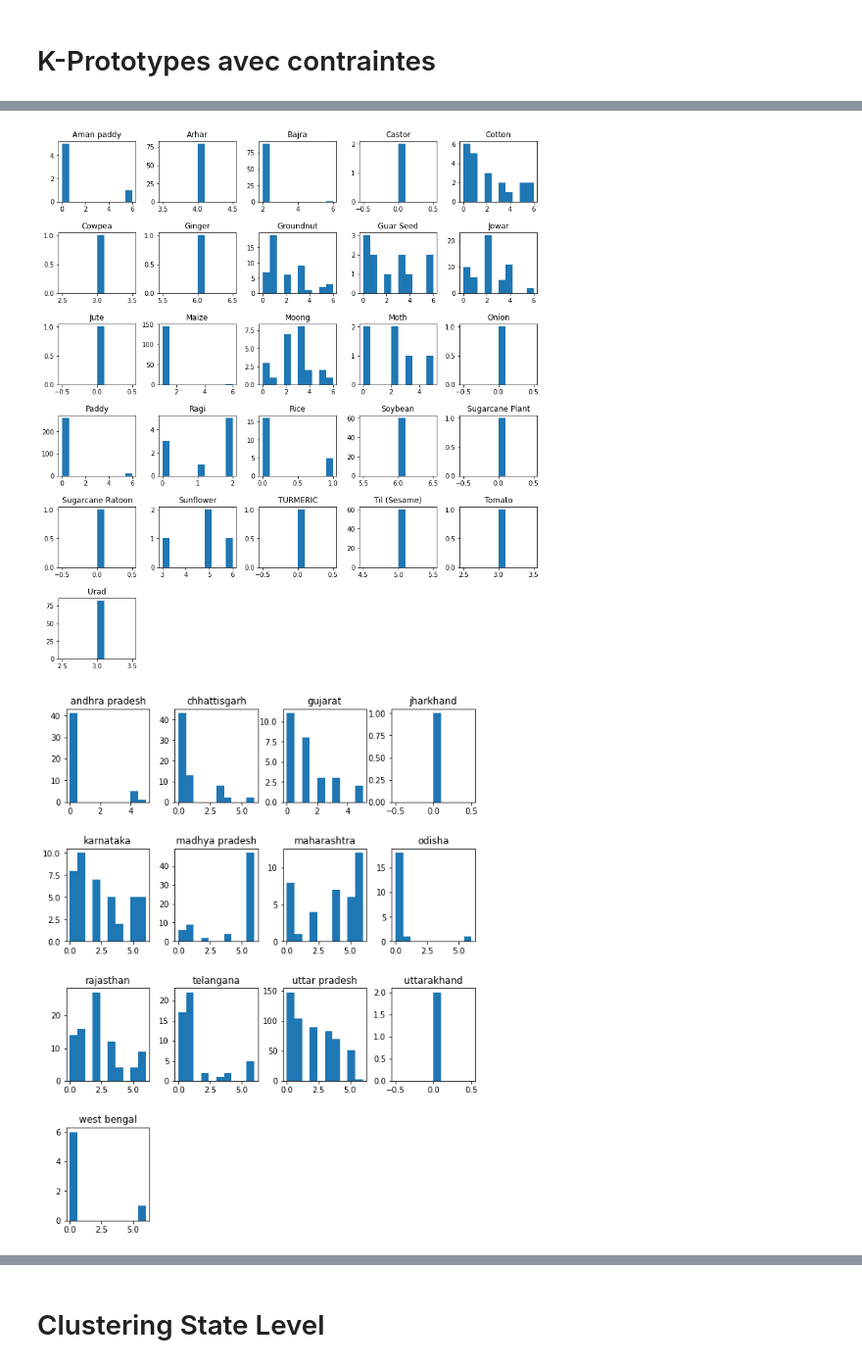
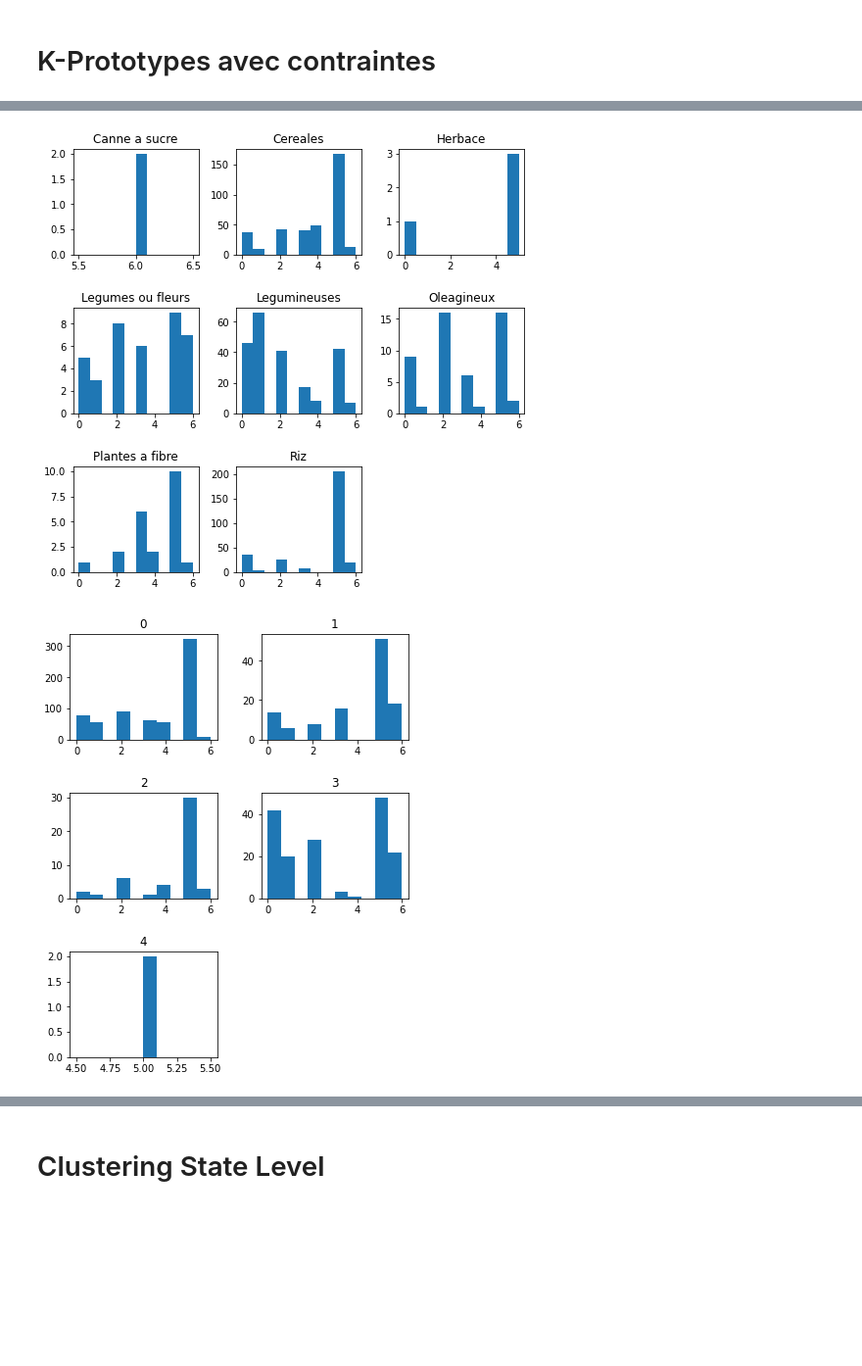
Before and after one commit to amaurylancelin/Datathon, a Jupyter notebook: Code par Pax/Amaury/final_clustering_parcel_level.ipynb, the cells around one changed output, grey strips where cells are left out. Shown at 98% size. Saved outputs shown, nothing was run; the diff lists cells and outputs as text; code cells hidden in the pictures; blank space fills up the shorter version.

```diff
--- a/Code par Pax/Amaury/final_clustering_parcel_level.ipynb
+++ b/Code par Pax/Amaury/final_clustering_parcel_level.ipynb
@@ -339,6 +290,7 @@ fig.show()
 # %% [markdown]
 # K-Prototypes avec contraintes
 # %%
+from utils import add_crop_categories, add_climate_clusters
 def find_state(key) :
     return key.split('_')[0]
 
@@ -350,11 +302,16 @@ Rabi = Rabi[collumns]
 Rabi = Rabi.reset_index()
 Rabi['State']=(Rabi.reset_index())['key'].map(find_state)
 Rabi= Rabi.set_index('key')
+Rabi = add_climate_clusters(Rabi, rabi = True, lower=True)
+Rabi = add_crop_categories(Rabi, rabi = True).drop(columns=['Crop', 'State'])
 
 Kharif = regroupe_crop(data_K)
 Kharif = Kharif[collumns]
 Kharif = Kharif.reset_index()
 Kharif['State']=(Kharif.reset_index())['key'].map(find_state)
 Kharif= Kharif.set_index('key')
+Kharif = add_climate_clusters(Kharif, rabi = False, lower=True)
+Kharif = add_crop_categories(Kharif, rabi = False).drop(columns=['Crop', 'State'])
+
 Kharif.head()
 # %% [output]
@@ -371,7 +328,7 @@ Season = Kharif
 season_str = 'Karif'
 
 #Intensity of penalisation
-pen = 5*np.array([1,1])
+pen = 2*np.array([1,1])
 
 def categorical_dissimilarity(a, b, **_):
     """Dissimilarity function with penalization"""
@@ -404,5 +361,7 @@ print('db_index=', db_index)
 #VISUALIZATION OF THE CENTROIDS
 centroids = pd.DataFrame(kproto.cluster_centroids_, columns=Season_test.columns)
 centroids['cluster'] = centroids.index
+centr_displ = centroids.drop(columns=['climate_clusters','crop_categories']).astype(float)
+display_parallel_coordinates_centroids(centr_displ, nb_clusters)
 centroids
 # %% [output]
@@ -418,10 +378,10 @@ db_index= 3.3368371283102505
 # %%
-labeledData['Label'].hist(by=labeledData['Crop'], figsize = (13,15), xrot = 0)
+labeledData['Label'].hist(by=labeledData['crop_categories'], figsize = (8,8), xrot = 0)
 plt.show()
 
-labeledData['Label'].hist(by=labeledData['State'], figsize = (9,12), xrot = 0)
+labeledData['Label'].hist(by=labeledData['climate_clusters'], figsize = (6,8), xrot = 0)
 plt.show()
 # %% [output]
-[figure, old version]
+[figure, new version]
-[figure, old version]
+[figure, new version]
 # %%
```
Also changed, not shown: parts of 6 cells of this notebook, 3 other files.
